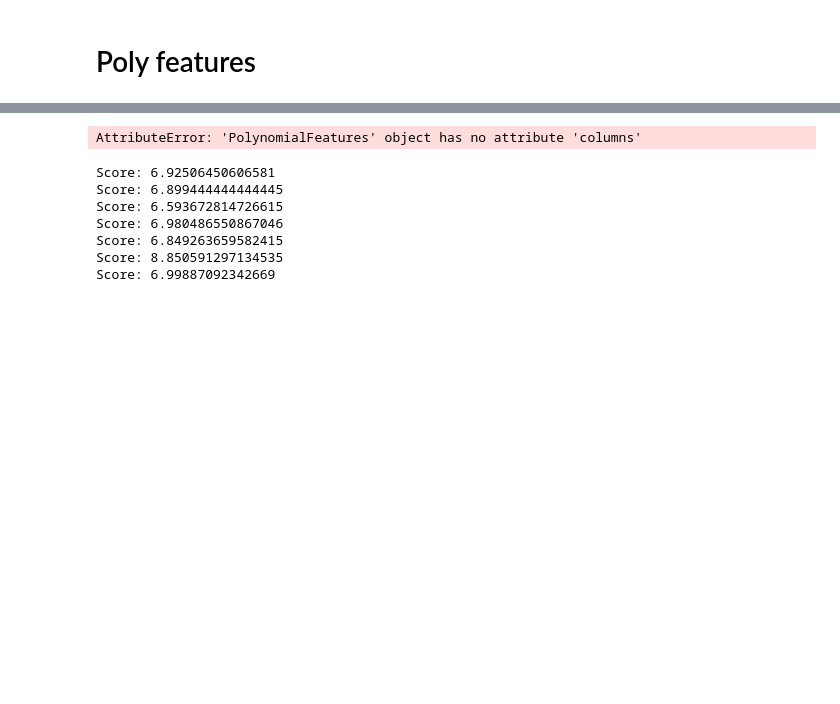
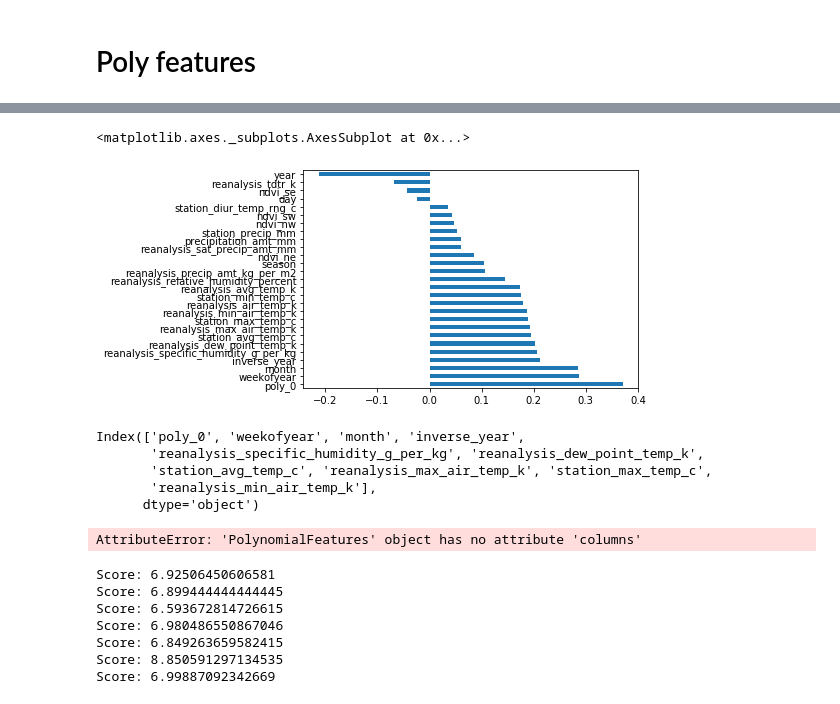
Before and after one commit to arodriguezhidalgo/DengAI_proposal, a Jupyter notebook: Model.ipynb, the cells around one changed output, grey strips where cells are left out. Cells and saved outputs as stored; diff of their text form; code cells hidden in the pictures; blank space fills up the shorter version.

```diff
--- a/Model.ipynb
+++ b/Model.ipynb
@@ -281,3 +258,28 @@ POLY:  [2 0 0 1 0 0 7]
+# %%
+# This interesting
+(correlation_matrix
+     .total_cases
+     .drop('total_cases') # don't compare with myself
+     .sort_values(ascending=False)
+     .plot
+     .barh())
+# %% [output]
+<matplotlib.axes._subplots.AxesSubplot at 0x...>
+[figure, added]
+# %%
+# This interesting
+n_features = 10;
+top_features = (correlation_matrix
+     .total_cases
+     .drop('total_cases') # don't compare with myself
+     .sort_values(ascending=False))[0:n_features]
+top_features.keys()
+# %% [output]
+Index(['poly_0', 'weekofyear', 'month', 'inverse_year',
+       'reanalysis_specific_humidity_g_per_kg', 'reanalysis_dew_point_temp_k',
+       'station_avg_temp_c', 'reanalysis_max_air_temp_k', 'station_max_temp_c',
+       'reanalysis_min_air_temp_k'],
+      dtype='object')
 # %%
 i_test = int(np.round(len(x_train.index))*.9); # 10 per cent used for test in any dataset
 x_train = city_data[[col for col in city_data.columns if col not in ['total_cases','total_cases_LOG','diff','pos_neg']]]
```
Also changed, not shown: parts of 10 cells of this notebook, 3 other files.
